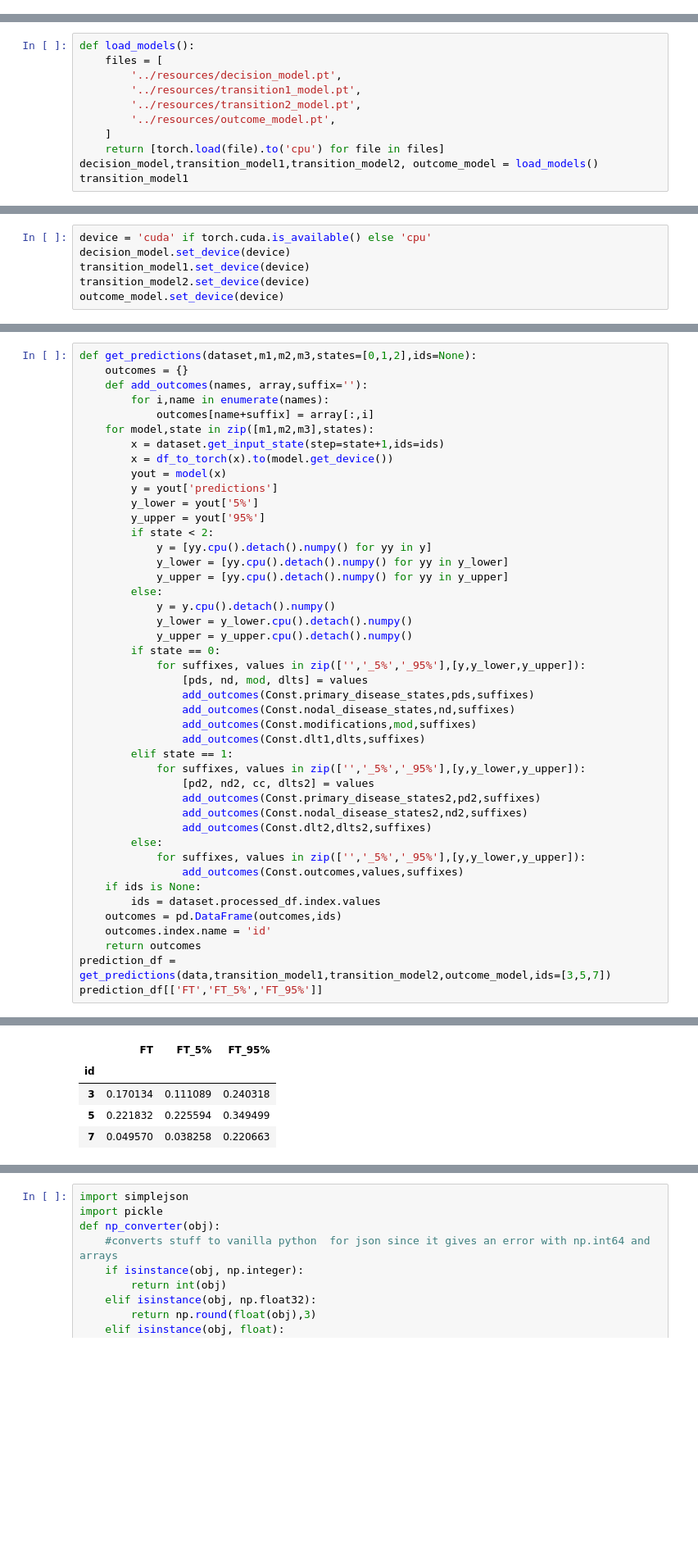
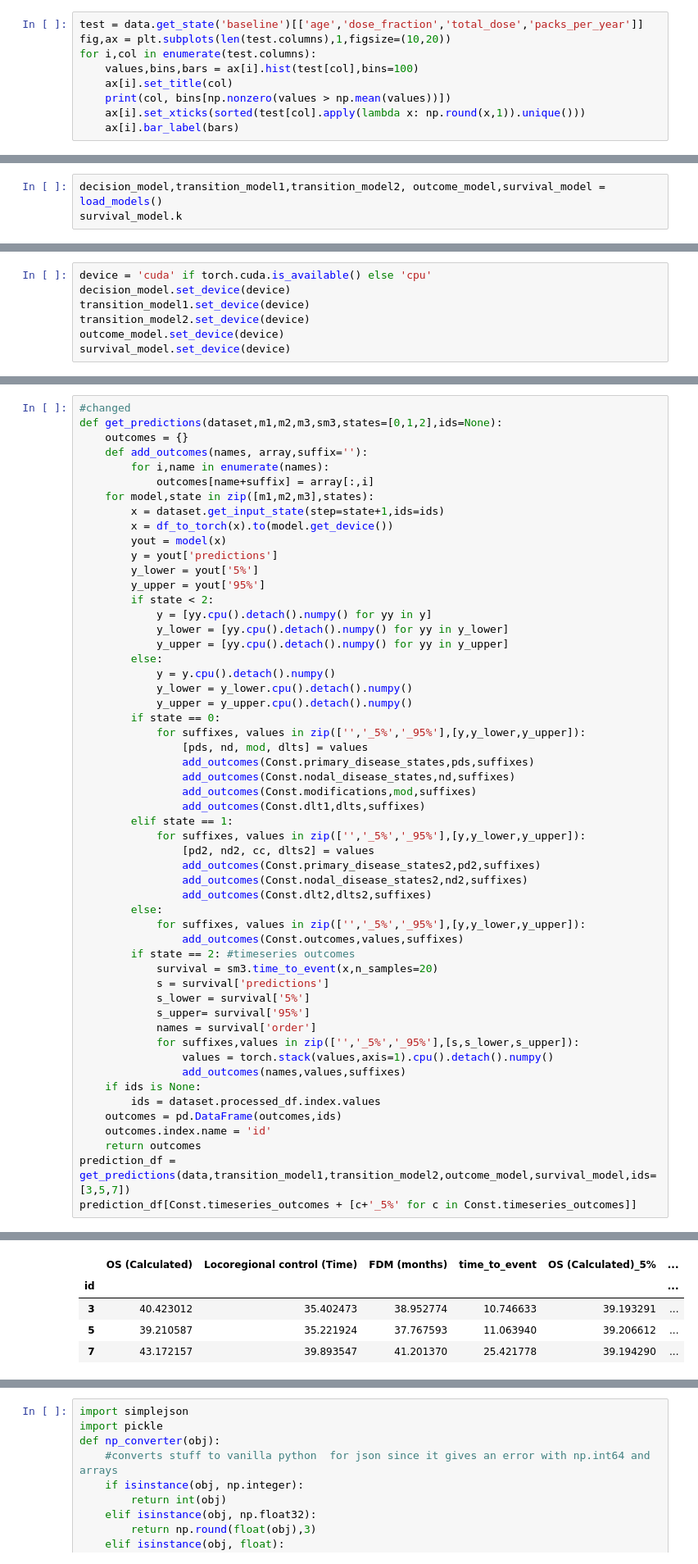
Before and after one commit to uic-evl/DigitalTwinVis, a Jupyter notebook: python/BackendTesting.ipynb, the cells around one changed output, grey strips where cells are left out. Shown at 82% size. Drawn from its saved outputs; the diff is of its cells as text; blank space fills up the shorter version.

```diff
--- a/python/BackendTesting.ipynb
+++ b/python/BackendTesting.ipynb
@@ -13,0 +19,9 @@ from scipy.spatial.distance import cdist
+# %%
+test = data.get_state('baseline')[['age','dose_fraction','total_dose','packs_per_year']]
+fig,ax = plt.subplots(len(test.columns),1,figsize=(10,20))
+for i,col in enumerate(test.columns):
+    values,bins,bars = ax[i].hist(test[col],bins=100)
+    ax[i].set_title(col)
+    print(col, bins[np.nonzero(values > np.mean(values))])
+    ax[i].set_xticks(sorted(test[col].apply(lambda x: np.round(x,1)).unique()))
+    ax[i].bar_label(bars)
@@ -14,12 +39,4 @@ from scipy.spatial.distance import cdist
 # %%
-def load_models():
-    files = [
-        '../resources/decision_model.pt',
-        '../resources/transition1_model.pt',
-        '../resources/transition2_model.pt',
-        '../resources/outcome_model.pt',
-    ]
-    return [torch.load(file).to('cpu') for file in files]
-decision_model,transition_model1,transition_model2, outcome_model = load_models()
-transition_model1
+decision_model,transition_model1,transition_model2, outcome_model,survival_model = load_models()
+survival_model.k
 # %% [output]
@@ -49,6 +47,7 @@ decision_model.set_device(device)
 transition_model1.set_device(device)
 transition_model2.set_device(device)
 outcome_model.set_device(device)
+survival_model.set_device(device)
 # %%
 data = DTDataset()
 newdf = data.processed_df.copy()
@@ -191,6 +193,7 @@ torch.Size([536, 87])
 [(536, 500), (536, 500), (536, 500)]
 # %%
-def get_predictions(dataset,m1,m2,m3,states=[0,1,2],ids=None):
+#changed
+def get_predictions(dataset,m1,m2,m3,sm3,states=[0,1,2],ids=None):
     outcomes = {}
     def add_outcomes(names, array,suffix=''):
         for i,name in enumerate(names):
@@ -226,11 +229,20 @@ def get_predictions(dataset,m1,m2,m3,states=[0,1,2],ids=None):
         else:
             for suffixes, values in zip(['','_5%','_95%'],[y,y_lower,y_upper]):
                 add_outcomes(Const.outcomes,values,suffixes)
+        if state == 2: #timeseries outcomes
+            survival = sm3.time_to_event(x,n_samples=20)
+            s = survival['predictions']
+            s_lower = survival['5%']
+            s_upper= survival['95%']
+            names = survival['order']
+            for suffixes,values in zip(['','_5%','_95%'],[s,s_lower,s_upper]):
+                values = torch.stack(values,axis=1).cpu().detach().numpy()
+                add_outcomes(names,values,suffixes)
     if ids is None:
         ids = dataset.processed_df.index.values
     outcomes = pd.DataFrame(outcomes,ids)
     outcomes.index.name = 'id'
     return outcomes
-prediction_df = get_predictions(data,transition_model1,transition_model2,outcome_model,ids=[3,5,7])
-prediction_df[['FT','FT_5%','FT_95%']]
+prediction_df = get_predictions(data,transition_model1,transition_model2,outcome_model,survival_model,ids=[3,5,7])
+prediction_df[Const.timeseries_outcomes + [c+'_5%' for c in Const.timeseries_outcomes]]
 # %% [output]
@@ -237,8 +250,8 @@ prediction_df[['FT','FT_5%','FT_95%']]
-|  | FT | FT_5% | FT_95% |
-| id |  |  |  |
-| 3 | 0.170134 | 0.111089 | 0.240318 |
-| 5 | 0.221832 | 0.225594 | 0.349499 |
-| 7 | 0.049570 | 0.038258 | 0.220663 |
+|  | OS (Calculated) | Locoregional control (Time) | FDM (months) | time_to_event | OS (Calculated)_5% | ... |
+| id |  |  |  |  |  | ... |
+| 3 | 40.423012 | 35.402473 | 38.952774 | 10.746633 | 39.193291 | ... |
+| 5 | 39.210587 | 35.221924 | 37.767593 | 11.063940 | 39.206612 | ... |
+| 7 | 43.172157 | 39.893547 | 41.201370 | 25.421778 | 39.194290 | ... |
 # %%
 from sklearn.decomposition import PCA
 def get_embedding_pcas(dataset,decision_model,embeddings=None,components=2):
```
Also changed, not shown: parts of 24 cells of this notebook, 19 other files.
